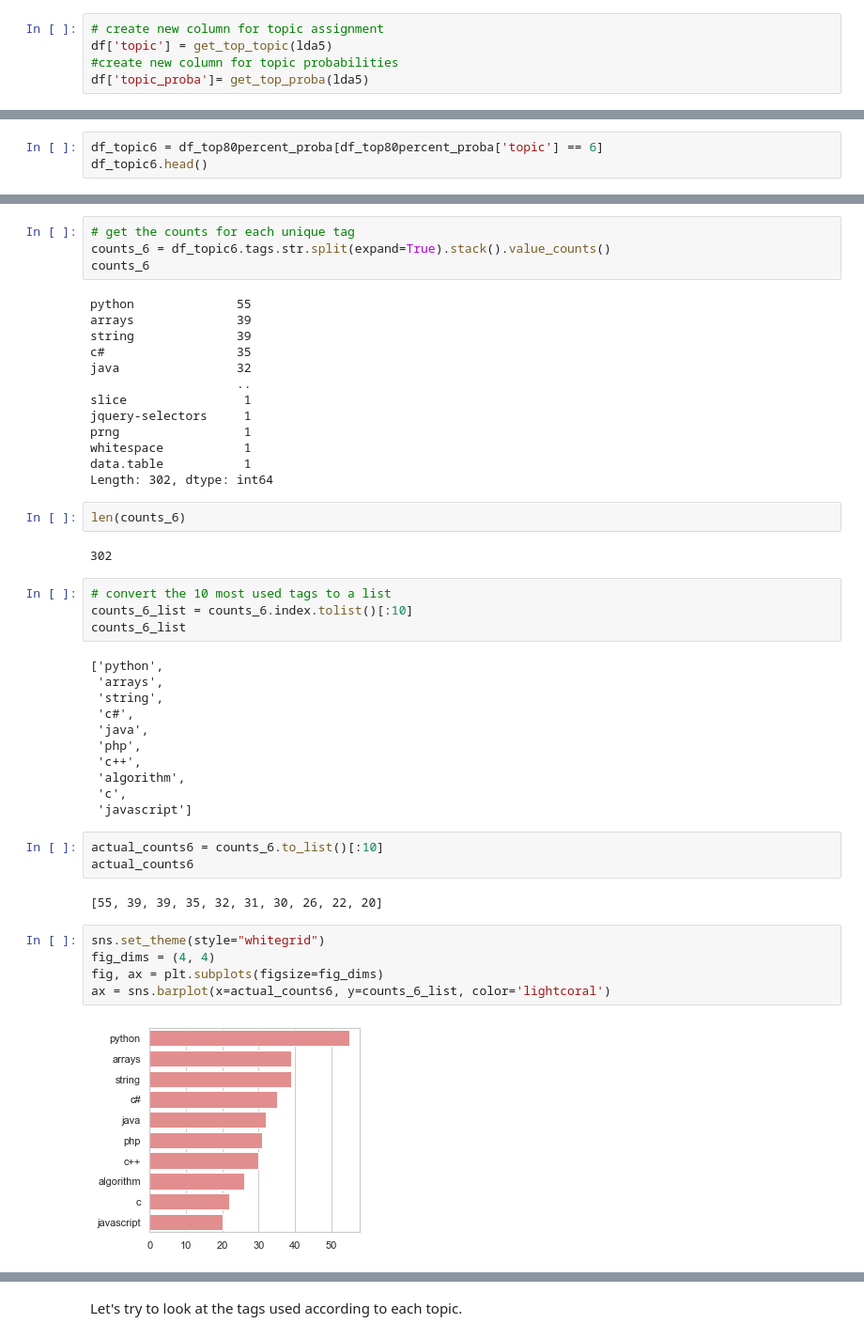
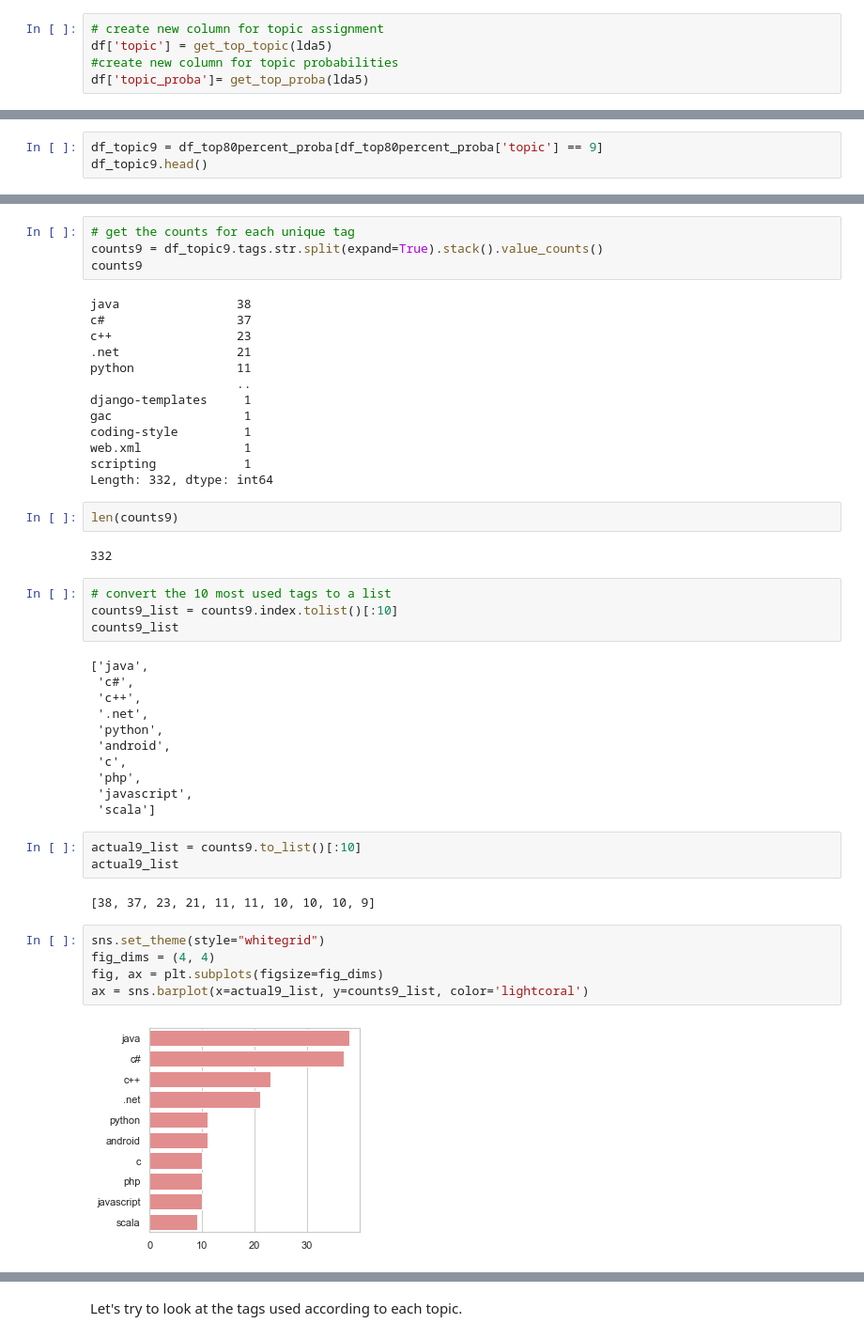
Before and after one commit to wnobles/metis-project4-nlp, a Jupyter notebook: stackoverflow_questions_topic_modeling.ipynb, the cells around one changed output, grey strips where cells are left out. Shown: that part at 94% size. Saved outputs shown, nothing was run; the diff lists cells and outputs as text.

```diff
--- a/stackoverflow_questions_topic_modeling.ipynb
+++ b/stackoverflow_questions_topic_modeling.ipynb
@@ -342,5 +336,5 @@ Name: topic, dtype: int64
 # %%
-df_topic6 = df_top80percent_proba[df_top80percent_proba['topic'] == 6]
-df_topic6.head()
+df_topic9 = df_top80percent_proba[df_top80percent_proba['topic'] == 9]
+df_topic9.head()
 # %% [output]
 |  | id | title | body | answer_count | favorite_count | score | tags | view_count | reputation | ... |
@@ -352,48 +346,48 @@ df_topic6.head()
 # %%
 # get the counts for each unique tag
-counts_6 = df_topic6.tags.str.split(expand=True).stack().value_counts()
-counts_6
+counts9 = df_topic9.tags.str.split(expand=True).stack().value_counts()
+counts9
 # %% [output]
-python              55
-arrays              39
-string              39
-c#                  35
-java                32
+java                38
+c#                  37
+c++                 23
+.net                21
+python              11
                     ..
-slice                1
-jquery-selectors     1
-prng                 1
-whitespace           1
-data.table           1
-Length: 302, dtype: int64
+django-templates     1
+gac                  1
+coding-style         1
+web.xml              1
+scripting            1
+Length: 332, dtype: int64
 # %%
-len(counts_6)
+len(counts9)
 # %% [output]
-302
+332
 # %%
 # convert the 10 most used tags to a list
-counts_6_list = counts_6.index.tolist()[:10]
-counts_6_list
+counts9_list = counts9.index.tolist()[:10]
+counts9_list
 # %% [output]
-['python',
- 'arrays',
- 'string',
+['java',
  'c#',
- 'java',
+ 'c++',
+ '.net',
+ 'python',
+ 'android',
+ 'c',
  'php',
- 'c++',
- 'algorithm',
- 'c',
- 'javascript']
+ 'javascript',
+ 'scala']
-# %%
-actual_counts6 = counts_6.to_list()[:10]
-actual_counts6
-# %% [output]
-[55, 39, 39, 35, 32, 31, 30, 26, 22, 20]
+# %%
+actual9_list = counts9.to_list()[:10]
+actual9_list
+# %% [output]
+[38, 37, 23, 21, 11, 11, 10, 10, 10, 9]
 # %%
 sns.set_theme(style="whitegrid")
 fig_dims = (4, 4)
 fig, ax = plt.subplots(figsize=fig_dims)
-ax = sns.barplot(x=actual_counts6, y=counts_6_list, color='lightcoral')
+ax = sns.barplot(x=actual9_list, y=counts9_list, color='lightcoral')
 # %% [output]
-[figure, old version]
+[figure, new version]
```
Also changed, not shown: parts of 53 cells of this notebook, 1 other file.
